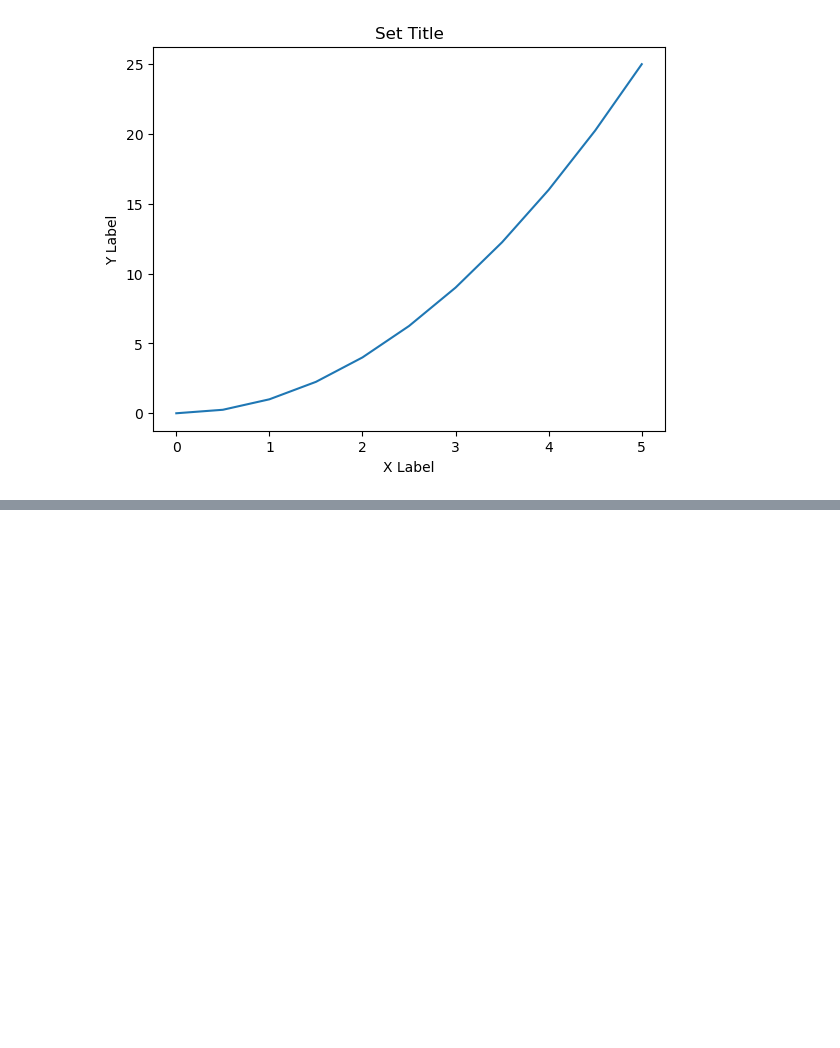
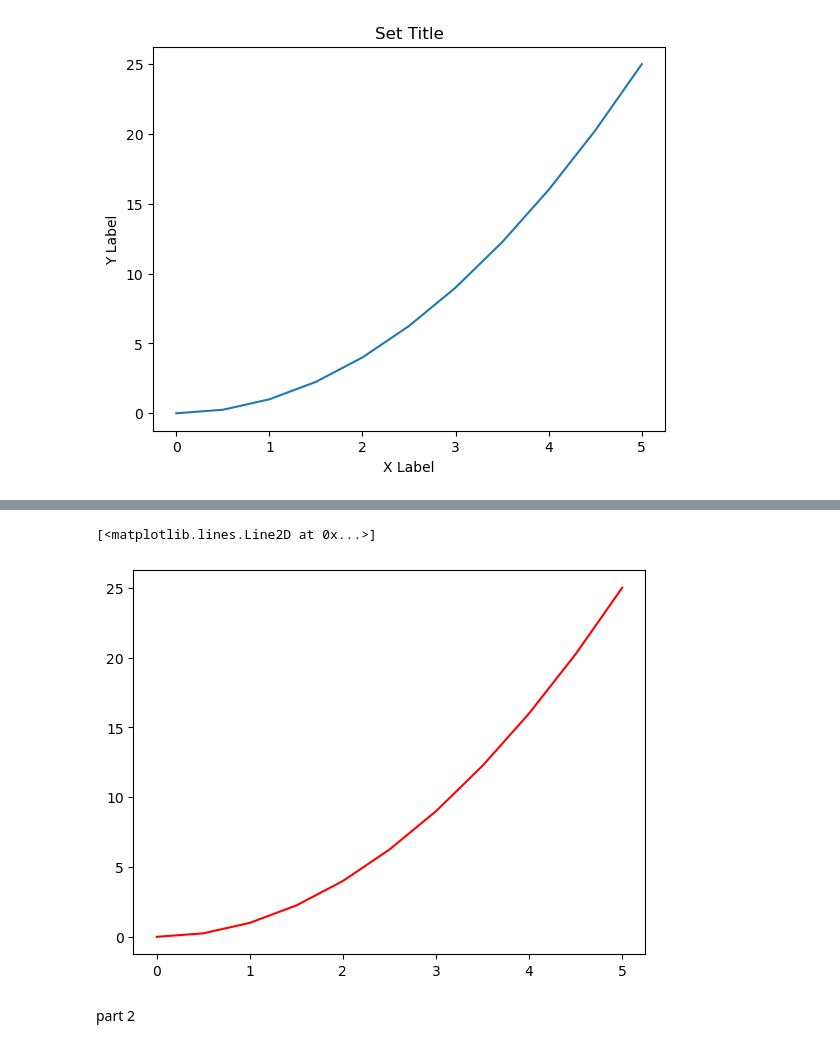
Before and after one commit to kartikraner57/python-machine-learning-and-data-science, a Jupyter notebook: Py_DS_ML_Bootcamp-master (1)/Refactored_Py_DS_ML_Bootcamp-master/05-Data-Visualization-with-Matplotlib/practice.ipynb, the cells around one changed output, grey strips where cells are left out. Cells and saved outputs as stored; diff of their text form; code cells hidden in the pictures; blank space fills up the shorter version.

```diff
--- a/Py_DS_ML_Bootcamp-master (1)/Refactored_Py_DS_ML_Bootcamp-master/05-Data-Visualization-with-Matplotlib/practice.ipynb
+++ b/Py_DS_ML_Bootcamp-master (1)/Refactored_Py_DS_ML_Bootcamp-master/05-Data-Visualization-with-Matplotlib/practice.ipynb
@@ -63,0 +71,9 @@ ax2 = fig.add_axes([0.2,0.5,0.4,0.3])
+# %%
+fig = plt.figure()
+ax = fig.add_axes([00.1,0.1,0.8,0.8])
+ax.plot(x,y,'r')
+# %% [output]
+[<matplotlib.lines.Line2D at 0x...>]
+[figure, added]
+# %% [markdown]
+part 2
```
Also changed, not shown: parts of 18 cells of this notebook, 1 other file.
